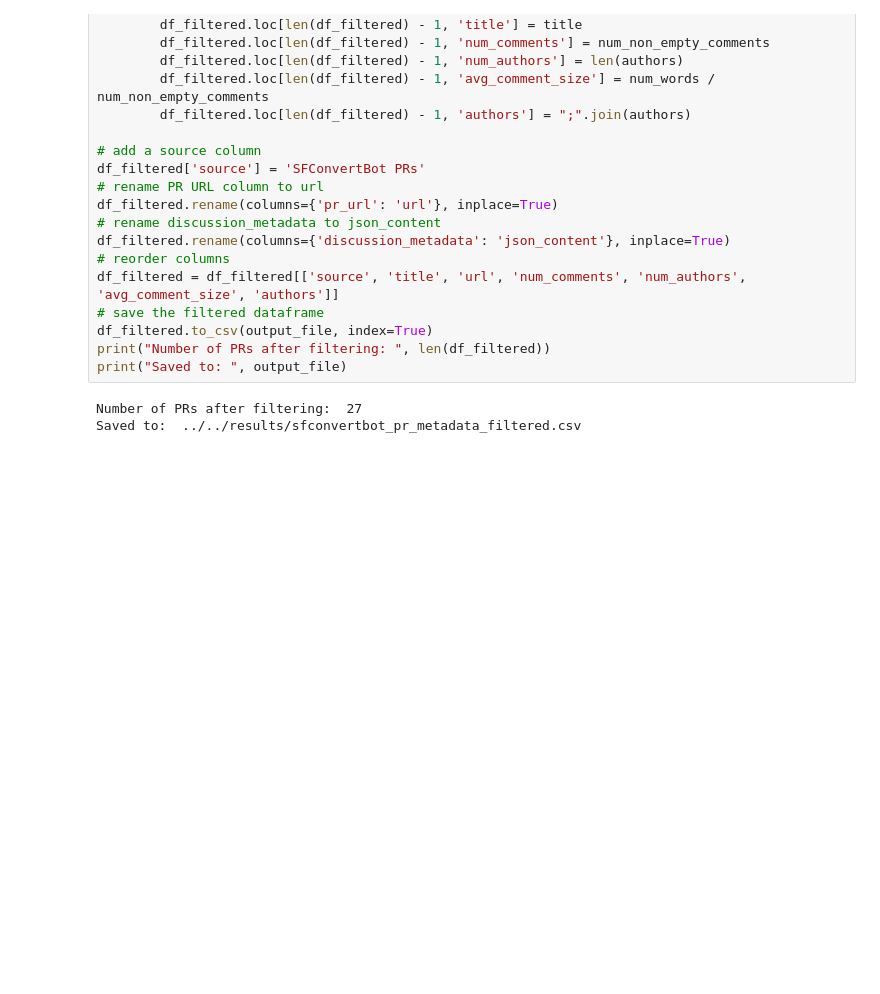
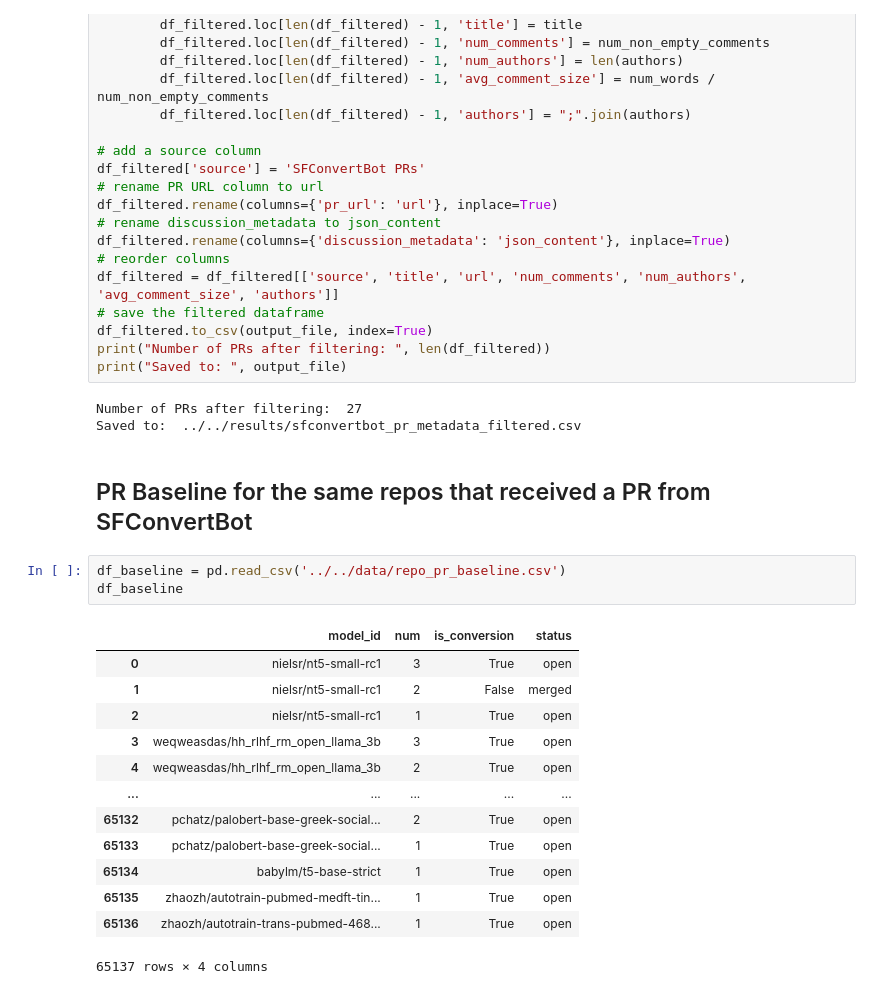
Before and after one commit to s2e-lab/model-evolution, a Jupyter notebook: scripts/notebooks/rq3_analysis.ipynb, the cells around one changed output. Drawn from its saved outputs; the diff is of its cells as text; blank space fills up the shorter version.

Commit message:
Added PR Baseline data and scripts

```diff
--- a/scripts/notebooks/rq3_analysis.ipynb
+++ b/scripts/notebooks/rq3_analysis.ipynb
@@ -423,3 +423,22 @@ print("Saved to: ", output_file)
 # %% [output]
 Number of PRs after filtering:  27
 Saved to:  ../../results/sfconvertbot_pr_metadata_filtered.csv
+# %% [markdown]
+## PR Baseline for the same repos that received a PR from SFConvertBot
+# %%
+df_baseline = pd.read_csv('../../data/repo_pr_baseline.csv')
+df_baseline
+# %% [output]
+|  | model_id | num | is_conversion | status |
+| 0 | nielsr/nt5-small-rc1 | 3 | True | open |
+| 1 | nielsr/nt5-small-rc1 | 2 | False | merged |
+| 2 | nielsr/nt5-small-rc1 | 1 | True | open |
+| 3 | weqweasdas/hh_rlhf_rm_open_llama_3b | 3 | True | open |
+| 4 | weqweasdas/hh_rlhf_rm_open_llama_3b | 2 | True | open |
+| ... | ... | ... | ... | ... |
+| 65132 | pchatz/palobert-base-greek-social... | 2 | True | open |
+| 65133 | pchatz/palobert-base-greek-social... | 1 | True | open |
+| 65134 | babylm/t5-base-strict | 1 | True | open |
+| 65135 | zhaozh/autotrain-pubmed-medft-tin... | 1 | True | open |
+| 65136 | zhaozh/autotrain-trans-pubmed-468... | 1 | True | open |
+65137 rows × 4 columns
```
Also changed, not shown: parts of 6 cells of this notebook, 2 other files.
